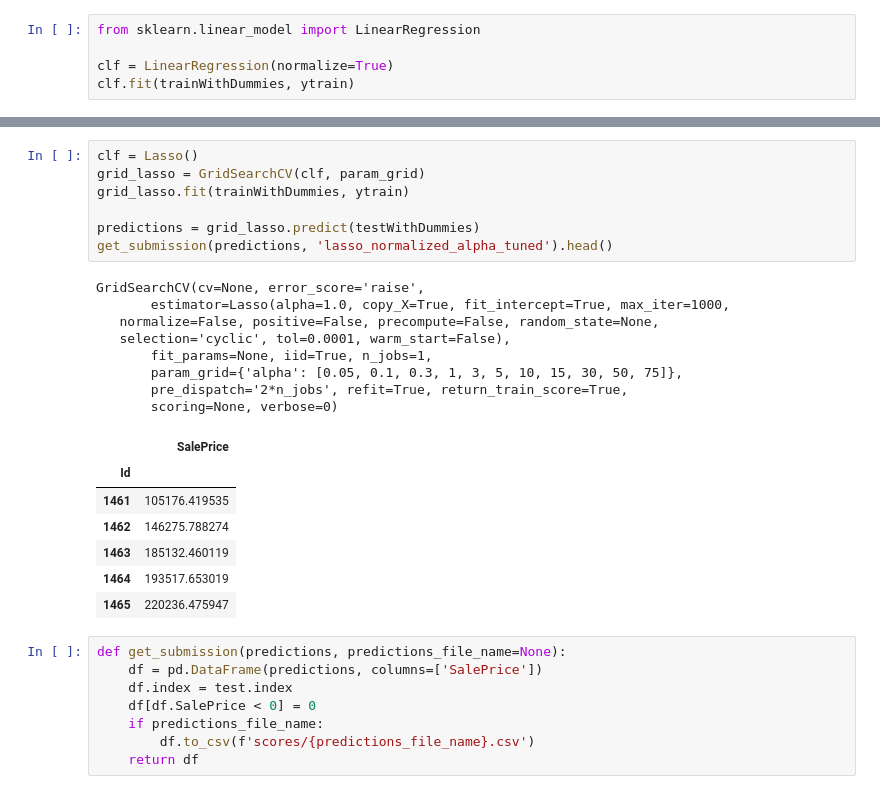
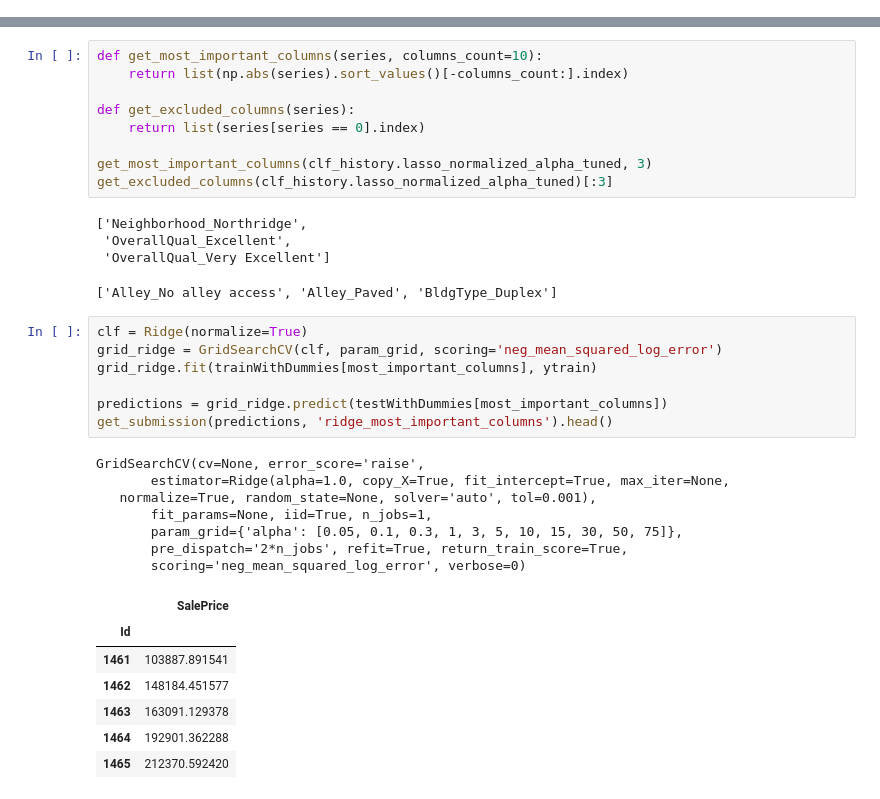
Before and after one commit to matkalinowski/Kaggle-House-prices, a Jupyter notebook: Linear regression.ipynb, the cells around one changed output, grey strips where cells are left out. Cells and saved outputs as stored; diff of their text form.

```diff
--- a/Linear regression.ipynb
+++ b/Linear regression.ipynb
@@ -34,5 +48,0 @@ trainWithDummies, testWithDummies = get_df_for_predictions(train, test)
-# %%
-from sklearn.linear_model import LinearRegression
-
-clf = LinearRegression(normalize=True)
-clf.fit(trainWithDummies, ytrain)
@@ -69,31 +121,36 @@ GridSearchCV(cv=None, error_score='raise',
+# %%
+def get_most_important_columns(series, columns_count=10):
+    return list(np.abs(series).sort_values()[-columns_count:].index)
+
+def get_excluded_columns(series):
+    return list(series[series == 0].index)
+
+get_most_important_columns(clf_history.lasso_normalized_alpha_tuned, 3)
+get_excluded_columns(clf_history.lasso_normalized_alpha_tuned)[:3]
+# %% [output]
+['Neighborhood_Northridge',
+ 'OverallQual_Excellent',
+ 'OverallQual_Very Excellent']
+['Alley_No alley access', 'Alley_Paved', 'BldgType_Duplex']
 # %%
-clf = Lasso()
-grid_lasso = GridSearchCV(clf, param_grid)
-grid_lasso.fit(trainWithDummies, ytrain)
+clf = Ridge(normalize=True)
+grid_ridge = GridSearchCV(clf, param_grid, scoring='neg_mean_squared_log_error')
+grid_ridge.fit(trainWithDummies[most_important_columns], ytrain)
 
-predictions = grid_lasso.predict(testWithDummies)
-get_submission(predictions, 'lasso_normalized_alpha_tuned').head()
+predictions = grid_ridge.predict(testWithDummies[most_important_columns])
+get_submission(predictions, 'ridge_most_important_columns').head()
 # %% [output]
 GridSearchCV(cv=None, error_score='raise',
-       estimator=Lasso(alpha=1.0, copy_X=True, fit_intercept=True, max_iter=1000,
-   normalize=False, positive=False, precompute=False, random_state=None,
-   selection='cyclic', tol=0.0001, warm_start=False),
+       estimator=Ridge(alpha=1.0, copy_X=True, fit_intercept=True, max_iter=None,
+   normalize=True, random_state=None, solver='auto', tol=0.001),
        fit_params=None, iid=True, n_jobs=1,
        param_grid={'alpha': [0.05, 0.1, 0.3, 1, 3, 5, 10, 15, 30, 50, 75]},
        pre_dispatch='2*n_jobs', refit=True, return_train_score=True,
-       scoring=None, verbose=0)
+       scoring='neg_mean_squared_log_error', verbose=0)
 |  | SalePrice |
 | Id |  |
-| 1461 | 105176.419535 |
-| 1462 | 146275.788274 |
-| 1463 | 185132.460119 |
-| 1464 | 193517.653019 |
-| 1465 | 220236.475947 |
+| 1461 | 103887.891541 |
+| 1462 | 148184.451577 |
+| 1463 | 163091.129378 |
+| 1464 | 192901.362288 |
+| 1465 | 212370.592420 |
-# %%
-def get_submission(predictions, predictions_file_name=None):
-    df = pd.DataFrame(predictions, columns=['SalePrice'])
-    df.index = test.index
-    df[df.SalePrice < 0] = 0
-    if predictions_file_name:
-        df.to_csv(f'scores/{predictions_file_name}.csv')
-    return df
```
Also changed, not shown: parts of 23 cells of this notebook, 1 other file.
